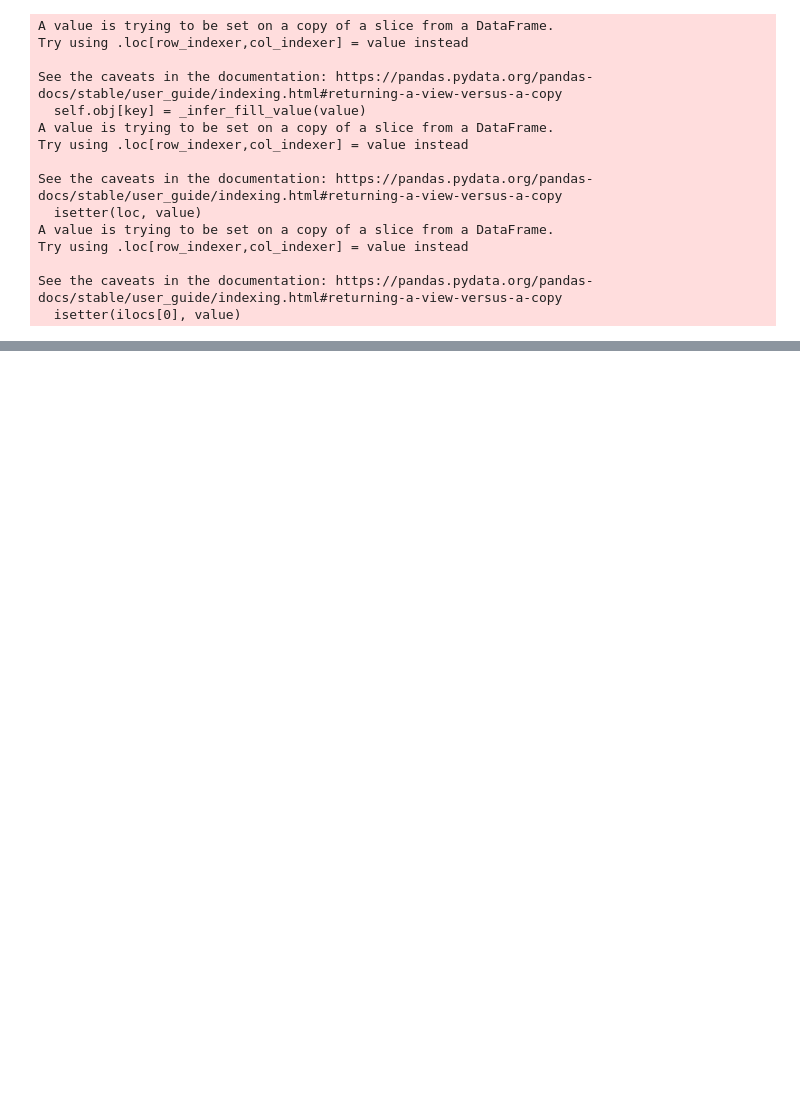
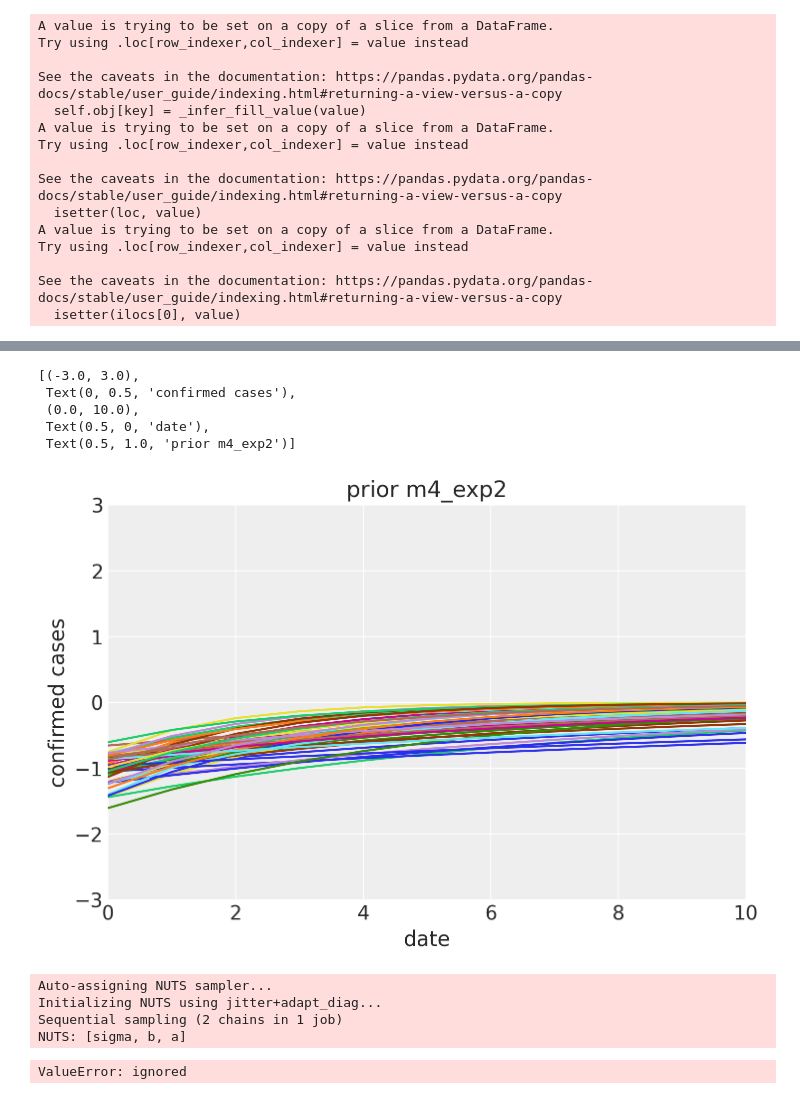
Before and after one commit to roesta07/Modeling-COVID-19, a Jupyter notebook: analysis.ipynb, the cells around one changed output, grey strips where cells are left out. Drawn from its saved outputs; the diff is of its cells as text; code cells hidden in the pictures; blank space fills up the shorter version.

```diff
--- a/analysis.ipynb
+++ b/analysis.ipynb
@@ -161,0 +165,13 @@ ValueError: ignored
+# %%
+t=df_country.days_since_100.values
+confirmed=standarize(df_country.confirmed.values)
+## modelling covid
+with pm.Model() as m4_exp2:
+  a=pm.Normal('a',-1,0.2)
+  b=pm.Normal('b',-0.2,0.1)
+  sigma=pm.Exponential('sigma',1)
+  growth_mu=pm.Deterministic('growth_mu', a * (1 + b)**t)
+
+  cases=pm.Normal('cases',growth_mu,
+                            sigma,
+                            observed=confirmed)
@@ -161,0 +186,2 @@ ValueError: ignored
+# %%
+prior4_exp2=pm.sample_prior_predictive(50,m4_exp2)
@@ -161,0 +191,23 @@ ValueError: ignored
+# %%
+fig,ax=plt.subplots()
+ax.plot(prior4_exp2['growth_mu'].T)
+ax.set(xlabel='date',ylabel='confirmed cases',title='prior m4_exp2',ylim=(-3,3),xlim=(0,10))
+# ex=np.linspace(-1000,1000,6)
+# ax.set_yticks(ex)
+# ax.set_yticklabels(ex*confirmed.std()+confirmed.mean())
+# %% [output]
+[(-3.0, 3.0),
+ Text(0, 0.5, 'confirmed cases'),
+ (0.0, 10.0),
+ Text(0.5, 0, 'date'),
+ Text(0.5, 1.0, 'prior m4_exp2')]
+[figure, added]
+# %%
+with m4_exp2:
+  trace4_exp2=pm.sample()
+# %% [output]
+Auto-assigning NUTS sampler...
+Initializing NUTS using jitter+adapt_diag...
+Sequential sampling (2 chains in 1 job)
+NUTS: [sigma, b, a]
+ValueError: ignored
```
Also changed, not shown: parts of 15 cells of this notebook.
